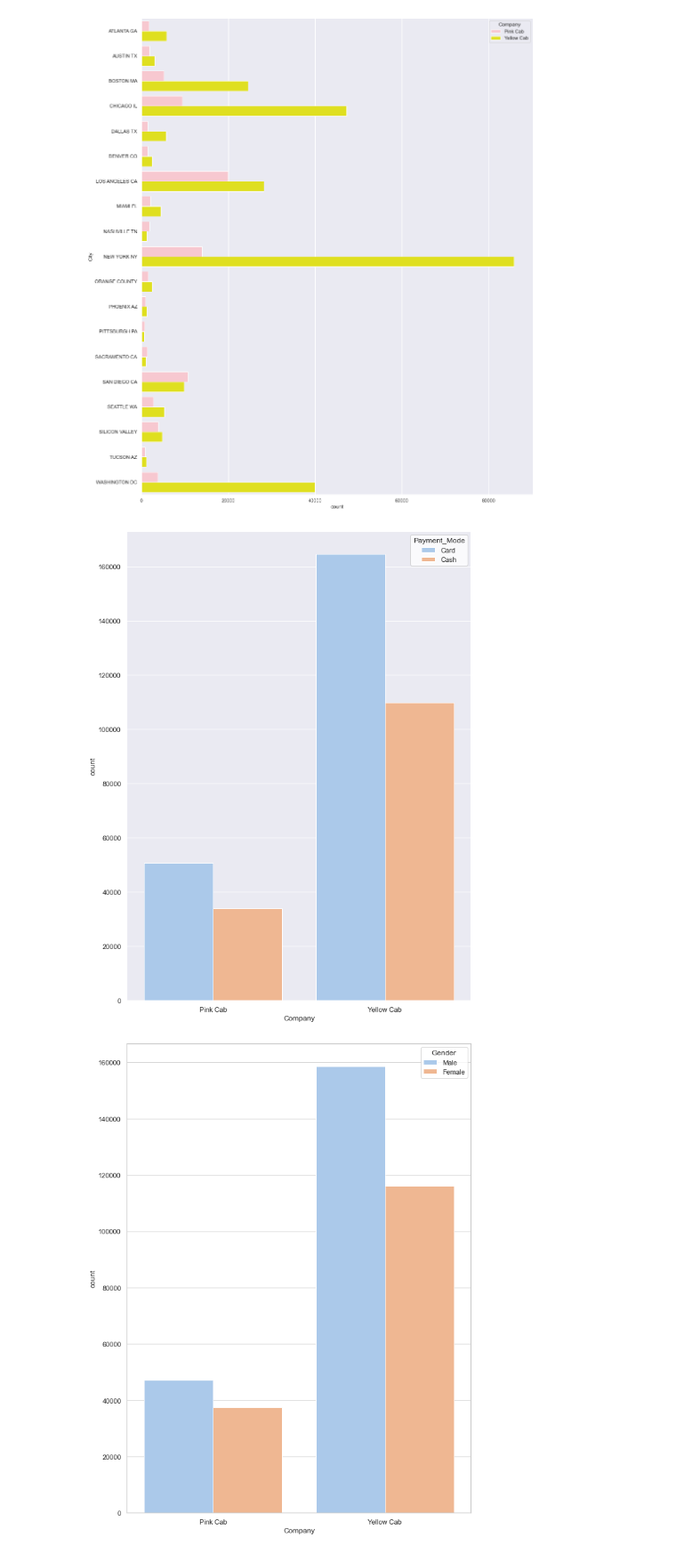
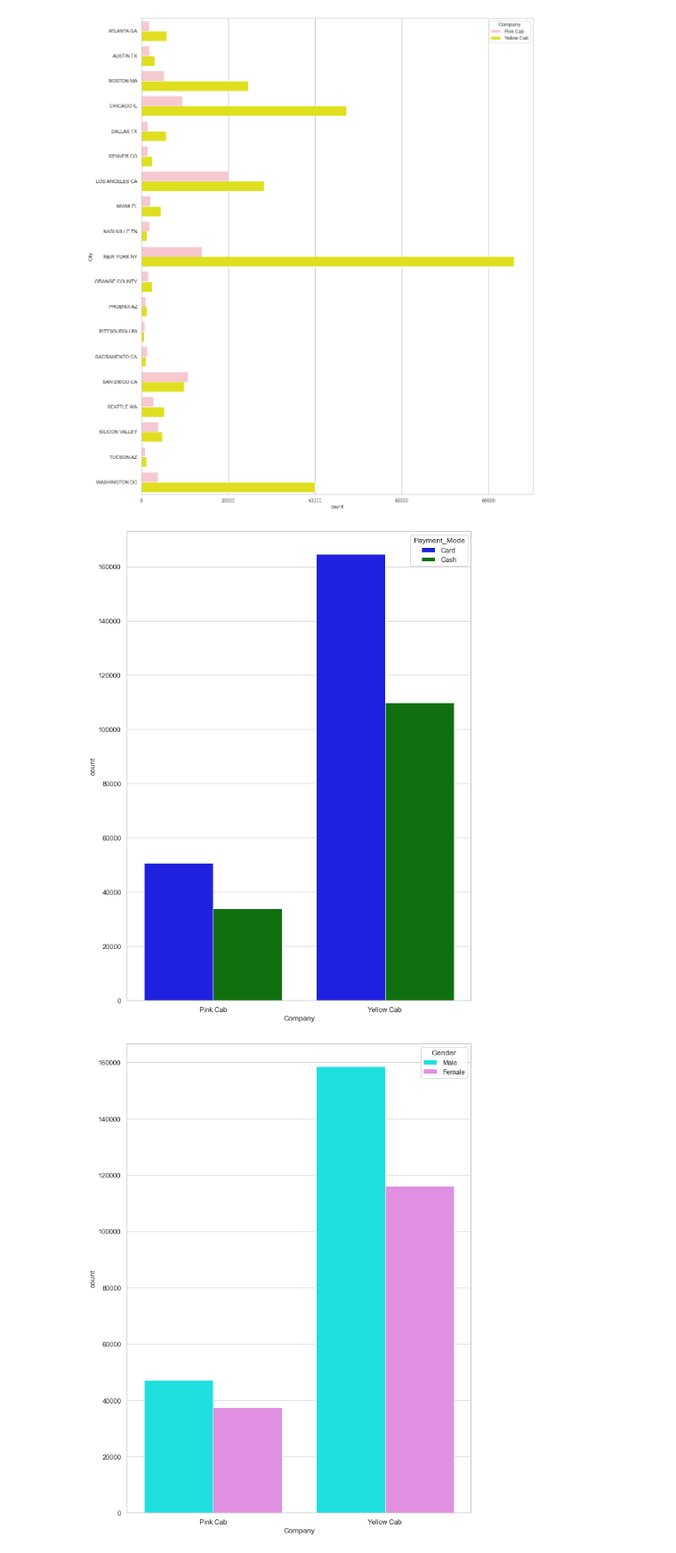
Before and after one commit to reemaalotaibi/dataglacier, a Jupyter notebook: Week2/Cab Investment EDA.ipynb, the cells around one changed output. Shown at 89% size. Cells and saved outputs as stored; diff of their text form; code cells hidden in the pictures.

```diff
--- a/Week2/Cab Investment EDA.ipynb
+++ b/Week2/Cab Investment EDA.ipynb
@@ -567,8 +627,11 @@ ax = sns.countplot(x="Month", data=YellowCab)
 # %% [output]
 [figure]
 # %%
-sns.set_theme(style="darkgrid")
-ax = sns.countplot(x="Month", data=PinkCab)
+sns.set_theme(style="whitegrid")
+usermax=PinkCab['Users'].max()
+usermin = PinkCab['Users'].min()
+pink_per_month.set(ylim=(usermin, usermax))
+pink_per_month = sns.countplot(x="Month", data=PinkCab)
 # %% [output]
 [figure]
 # %%
@@ -584,10 +647,10 @@ ax3 = sns.countplot(x="Year", data= PinkCab)
 # %%
-# sns.set_theme(style="darkgrid")
+sns.set_theme(style="whitegrid")
 YellowGender = sns.countplot(x="Gender", palette=['Cyan', 'Violet'], data=YellowCab)
 # %% [output]
 [figure]
 # %%
-sns.set_theme(style="darkgrid")
 # PinkGender = sns.countplot(x="Gender", palette=['Cyan', 'Violet'], data= PinkCab)
-one_time_ust = sns.countplot(x="Customer ID", palette=['Cyan', 'Violet'], data= one_time_cust)
+sns.set_theme(style="whitegrid")
+unique_custs = sns.countplot(x="Company", palette=['Pink', 'Yellow'], data=one_time_cust)
 # %% [output]
@@ -595,0 +658,3 @@ KeyboardInterrupt:
+# %%
+sns.set_theme(style="whitegrid")
+cust_rep = sns.countplot(x="Company", palette=['Yellow', 'Pink'], data = repeated_cust)
@@ -619,19 +683,19 @@ plt.show()
 # %% [output]
 [figure]
 # %%
-f, ax = plt.subplots(figsize=(10, 14))
+f, payment = plt.subplots(figsize=(10, 14))
 sns.set(style="whitegrid")
-ax = sns.countplot(x='Company', hue='Payment_Mode', palette='pastel', data=final_df)
+payment = sns.countplot(x='Company', hue='Payment_Mode', palette=['Blue', 'Green'], data=clean_df)
 plt.show()
 # %% [output]
-[figure, old version]
+[figure, new version]
 # %%
-f, ax = plt.subplots(figsize=(10, 14))
+f, gender = plt.subplots(figsize=(10, 14))
 sns.set(style="whitegrid")
-ax = sns.countplot(x='Company', hue='Gender', palette='pastel', data=final_df)
+gender = sns.countplot(x='Company', hue='Gender', palette=['Cyan', 'Violet'], data=clean_df)
 plt.show()
 # %% [output]
-[figure, old version]
+[figure, new version]
 # %%
 f, ax = plt.subplots(figsize=(24, 28))
 sns.set(style="whitegrid")
```
Also changed, not shown: parts of 71 cells of this notebook.
